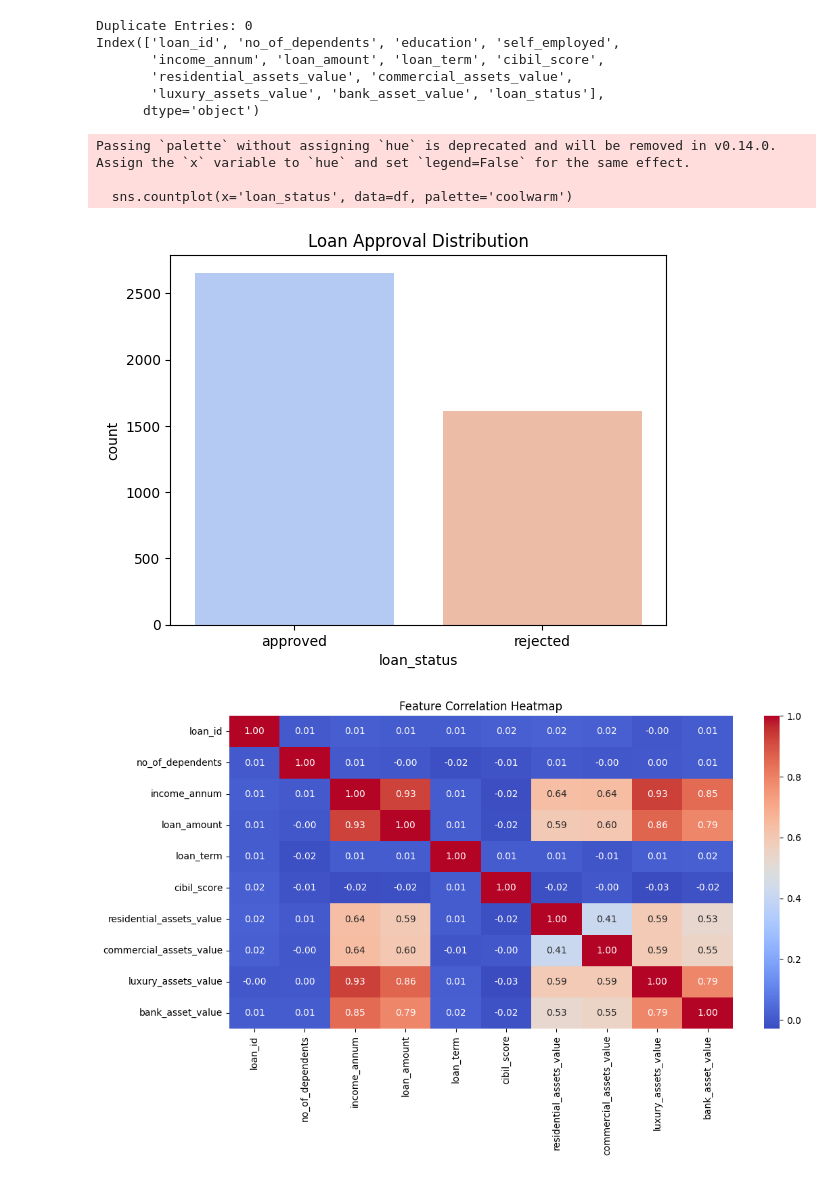
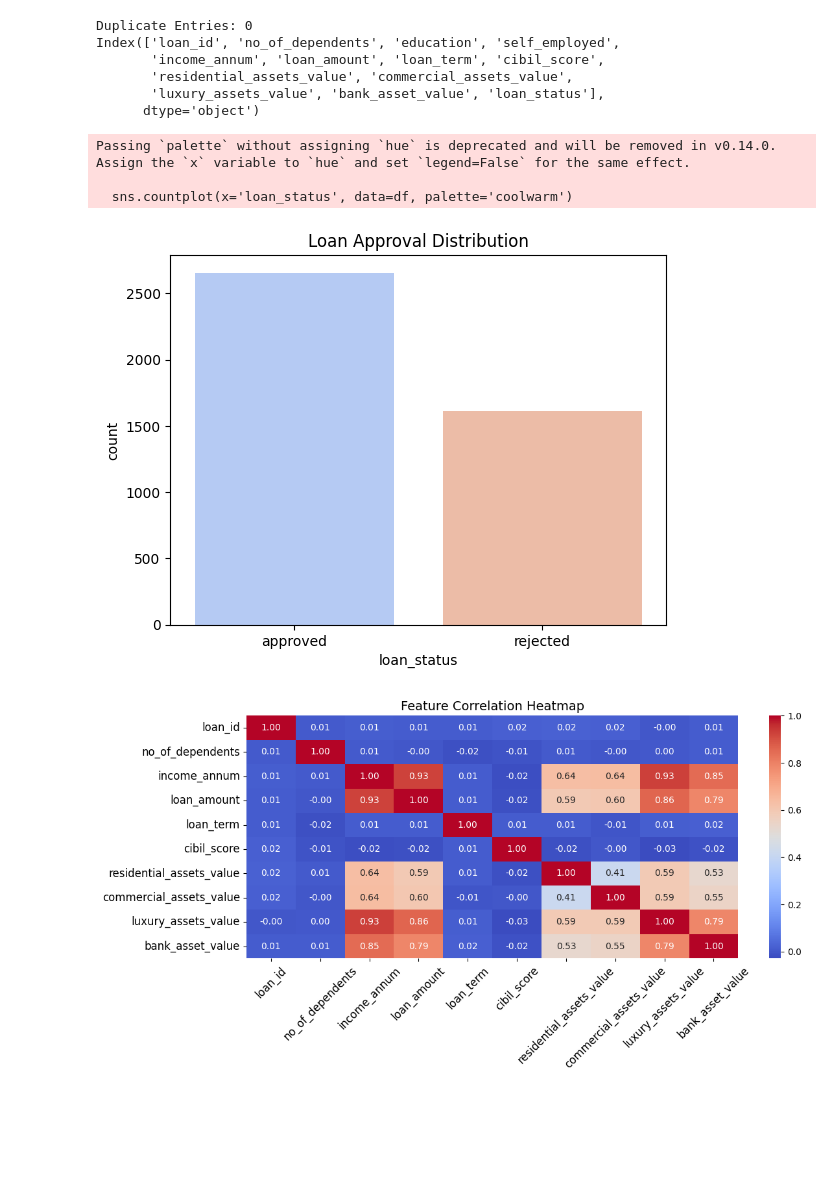
Before and after one commit to RoaringRohan/Loan-Approval-Prediction, a Jupyter notebook: 2_Analysis/1.0_Extract.ipynb, the cells around one changed output. Cells and saved outputs as stored; diff of their text form; code cells hidden in the pictures; blank space fills up the shorter version.

```diff
--- a/2_Analysis/1.0_Extract.ipynb
+++ b/2_Analysis/1.0_Extract.ipynb
@@ -47,8 +47,21 @@ plt.show()
 # Correlation
 plt.figure(figsize=(12,6))
 numeric_df = df.select_dtypes(include='number')
-sns.heatmap(numeric_df.corr(), annot=True, cmap='coolwarm', fmt='.2f')
-plt.title("Feature Correlation Heatmap")
+
+heatmap = sns.heatmap(
+    numeric_df.corr(),
+    annot=True,
+    cmap='coolwarm',
+    fmt='.2f',
+    xticklabels=True,
+    yticklabels=True
+)
+
+plt.xticks(fontsize=12, rotation=45)
+plt.yticks(fontsize=12, rotation=0)
+
+plt.title("Feature Correlation Heatmap", fontsize=14)
+plt.tight_layout()
 plt.show()
 
 # Histogram
@@ -67,34 +80,34 @@ plt.show()
 df.head()
 # %% [output]
 Dataset Info:
 <class 'pandas.core.frame.DataFrame'>
 RangeIndex: 4269 entries, 0 to 4268
 Data columns (total 13 columns):
  #   Column                     Non-Null Count  Dtype
 ---  ------                     --------------  -----
  0   loan_id                    4269 non-null   int64
  1    no_of_dependents          4269 non-null   int64
  2    education                 4269 non-null   object
  3    self_employed             4269 non-null   object
  4    income_annum              4269 non-null   int64
  5    loan_amount               4269 non-null   int64
 ... (57 lines left out)
        'income_annum', 'loan_amount', 'loan_term', 'cibil_score',
        'residential_assets_value', 'commercial_assets_value',
        'luxury_assets_value', 'bank_asset_value', 'loan_status'],
       dtype='object')
 [figure]
 Duplicate Entries: 0
 Index(['loan_id', 'no_of_dependents', 'education', 'self_employed',
        'income_annum', 'loan_amount', 'loan_term', 'cibil_score',
        'residential_assets_value', 'commercial_assets_value',
        'luxury_assets_value', 'bank_asset_value', 'loan_status'],
       dtype='object')
 Passing `palette` without assigning `hue` is deprecated and will be removed in v0.14.0. Assign the `x` variable to `hue` and set `legend=False` for the same effect.
 
   sns.countplot(x='loan_status', data=df, palette='coolwarm')
 [figure]
-[figure, old version]
+[figure, new version]
 [figure]
 [figure]
 |  | loan_id | no_of_dependents | education | self_employed | income_annum | loan_amount | loan_term | ... |
```
